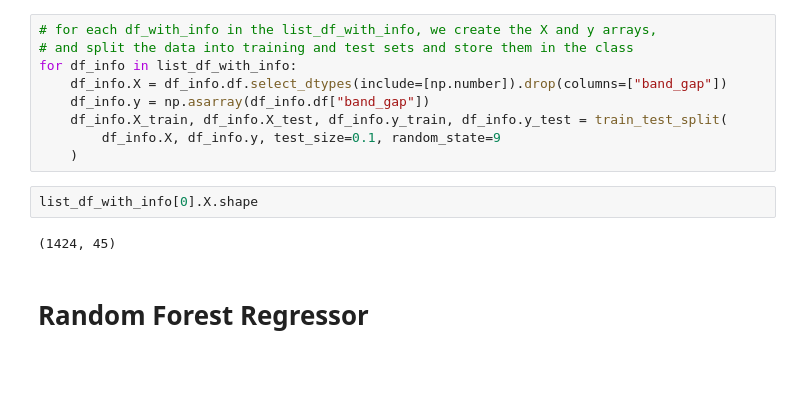
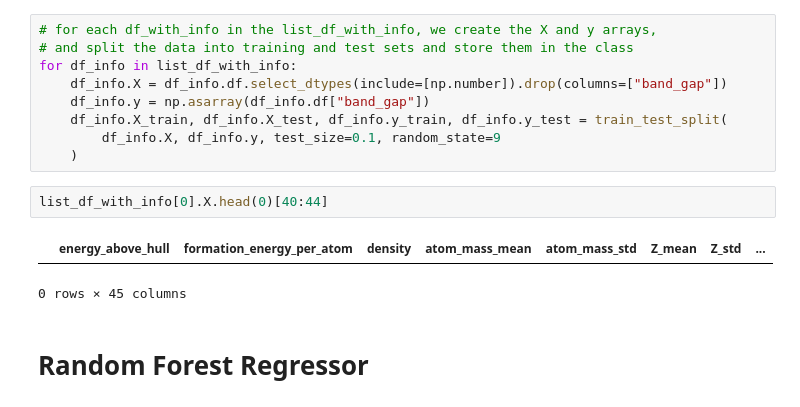
Before and after one commit to goetzdominik/Digichem, a Jupyter notebook: dominik/Abgabe.ipynb, the cells around one changed output. Cells and saved outputs as stored; diff of their text form; blank space fills up the shorter version.

```diff
--- a/dominik/Abgabe.ipynb
+++ b/dominik/Abgabe.ipynb
@@ -1059,9 +1059,10 @@ for df_info in list_df_with_info:
         df_info.X, df_info.y, test_size=0.1, random_state=9
     )
 # %%
-list_df_with_info[0].X.shape
+list_df_with_info[0].X.head(0)[40:44]
 # %% [output]
+|  | energy_above_hull | formation_energy_per_atom | density | atom_mass_mean | atom_mass_std | Z_mean | Z_std | ... |
-(1424, 45)
+0 rows × 45 columns
 # %% [markdown]
 # Random Forest Regressor
 # %%
```
Also changed, not shown: parts of 2 cells of this notebook.
